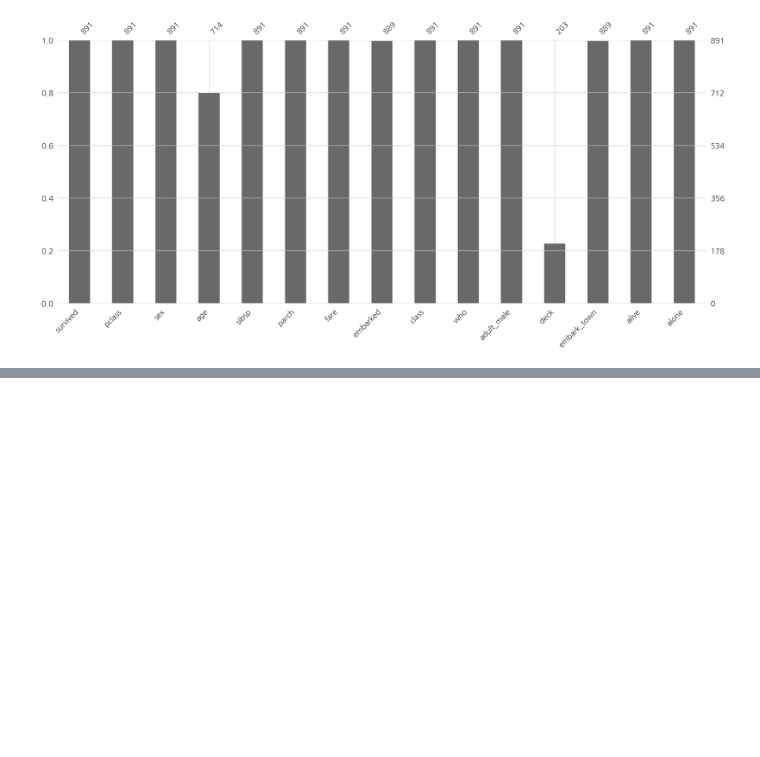
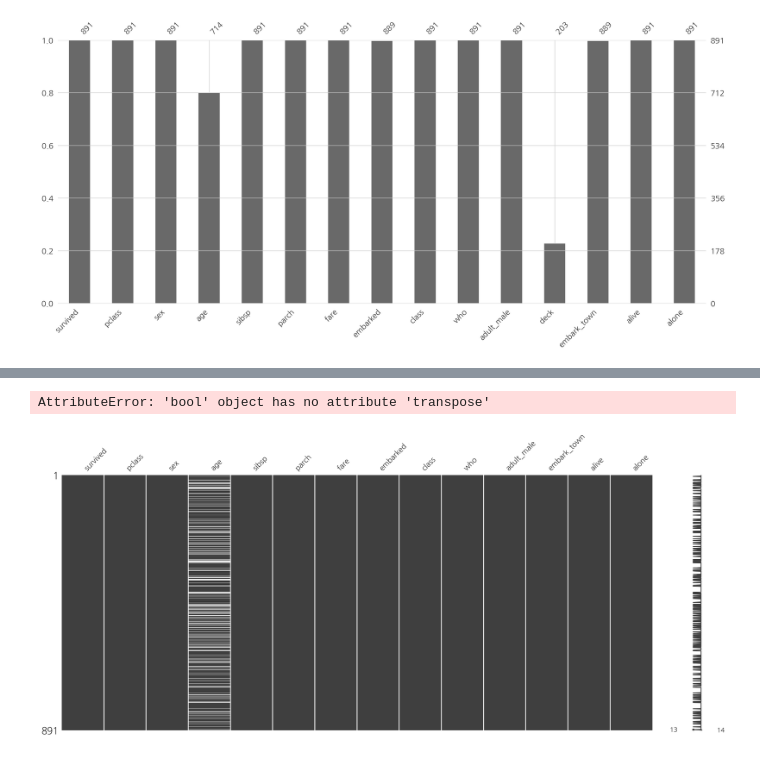
Before and after one commit to whguswls58/TIL, a Jupyter notebook: math/200513_math_14.ipynb, the cells around one changed output, grey strips where cells are left out. Saved outputs shown, nothing was run; the diff lists cells and outputs as text; code cells hidden in the pictures; blank space fills up the shorter version.

```diff
--- a/math/200513_math_14.ipynb
+++ b/math/200513_math_14.ipynb
@@ -70,0 +119,21 @@ plt.show()
+# %%
+
+from sklearn.impute import SimpleImputer
+
+imputer = SimpleImputer(strategy="most_frequent")
+df = pd.DataFrame(imputer.fit_transform(df), columns=df.columns)
+df
+# %% [output]
+AttributeError: 'bool' object has no attribute 'transpose'
+# %%
+from sklearn.impute import SimpleImputer
+
+
+imputer_embark_town = SimpleImputer(strategy="most_frequent")
+titanic["embark_town"] = imputer_embark_town.fit_transform(titanic[["embark_town"]])
+titanic["embarked"] = imputer_embark_town.fit_transform(titanic[["embarked"]])
+#plt.figure(facecolor="1.")
+msno.matrix(titanic)
+plt.show()
+# %% [output]
+[figure, added]
```
Also changed, not shown: parts of 9 cells of this notebook.
